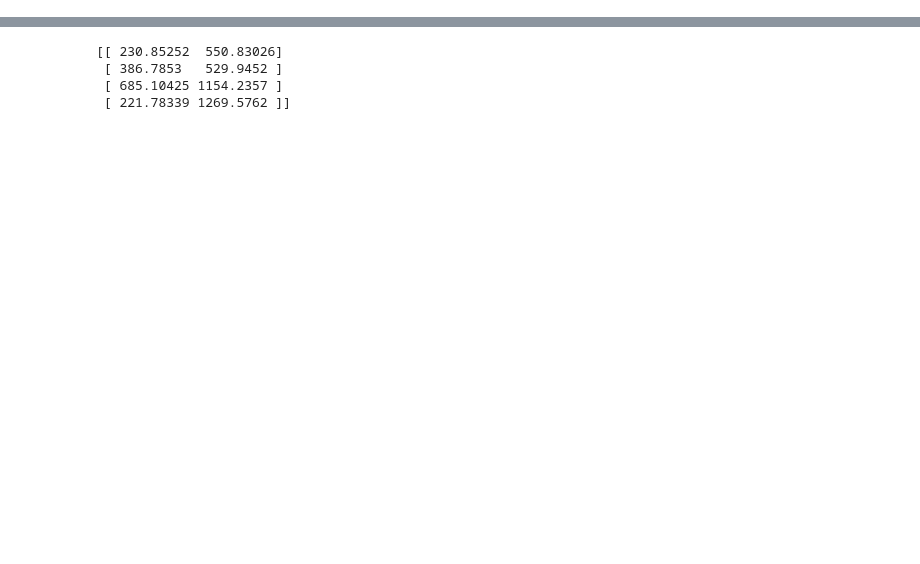
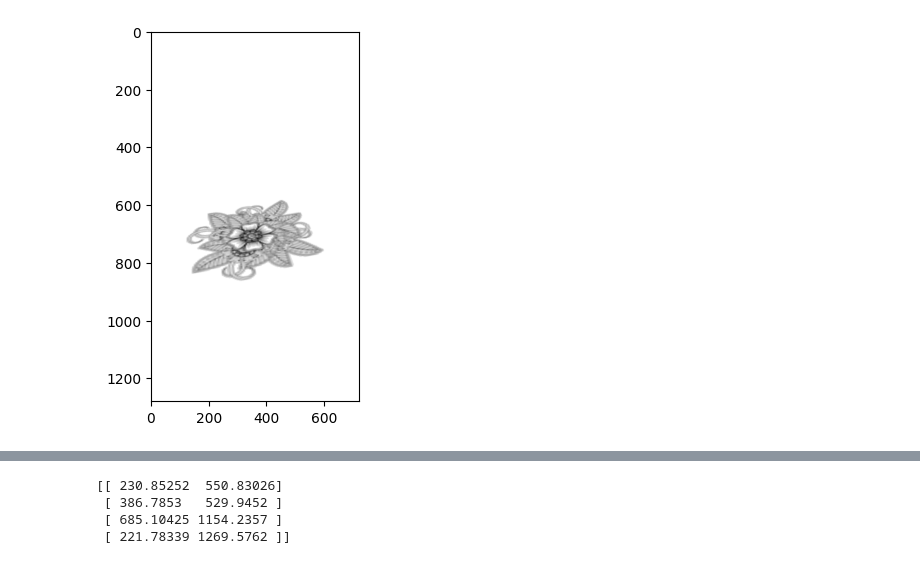
Before and after one commit to lachlancroll/inkwell-ai, a Jupyter notebook: flask-server/flaskTest.ipynb, the cells around one changed output, grey strips where cells are left out. Drawn from its saved outputs; the diff is of its cells as text; code cells hidden in the pictures; blank space fills up the shorter version.

```diff
--- a/flask-server/flaskTest.ipynb
+++ b/flask-server/flaskTest.ipynb
@@ -260,0 +349,6 @@ overlaid_image = overlay_images(rgba_arm, image_with_alpha)
+# %%
+# Display the image and predicted keypoints
+plt.imshow(image_with_alpha)
+plt.show()
+# %% [output]
+[figure, added]
```
Also changed, not shown: parts of 18 cells of this notebook, 16 other files.
